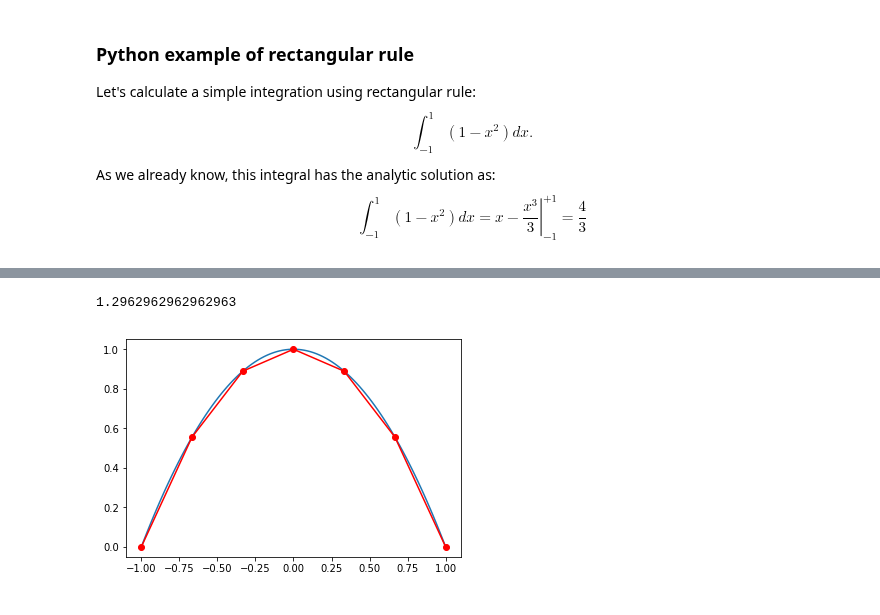
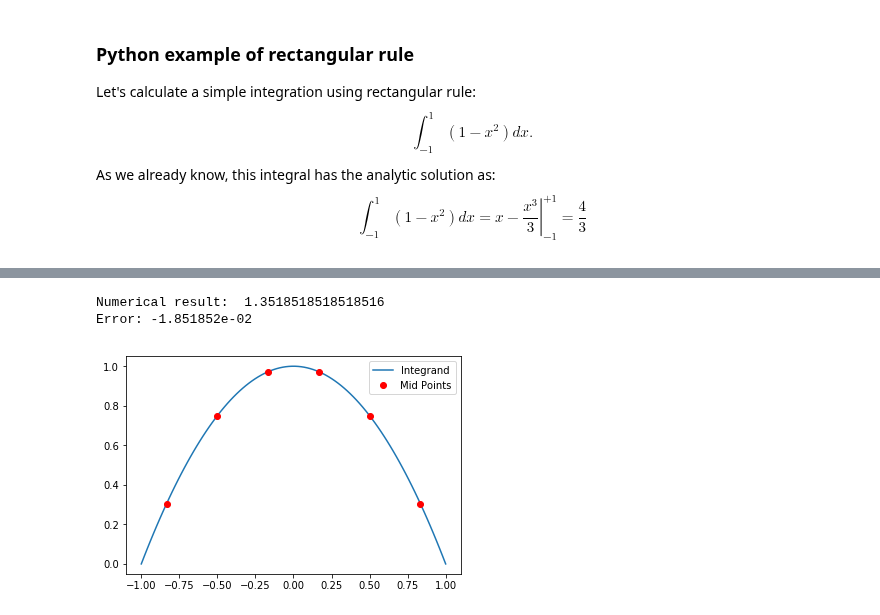
Before and after one commit to jshragge/CSM_GP_GEOPCOMP, a Jupyter notebook: 04_Numerical_Quadrature.ipynb, the cells around one changed output, grey strips where cells are left out. Saved outputs shown, nothing was run; the diff lists cells and outputs as text; code cells hidden in the pictures.

```diff
--- a/04_Numerical_Quadrature.ipynb
+++ b/04_Numerical_Quadrature.ipynb
@@ -70,13 +46,43 @@ plt.show()
-# %%
-h = (b-a)/N
-xi = a+(np.arange(N+1))*h
-yi = fun(xi)
-result = ((np.sum(yi)-yi[0]*0.5-yi[-1]*0.5)*h)
-print(result)
-plt.figure()
-plt.plot(x,y)
-plt.plot(xi,yi,'ro-')
-plt.show()
-# %% [output]
-1.2962962962962963
-[figure, removed]
+# %%
+# define the function to perform rectangular integration
+def rect_int(fun,a,b,N,isfigure=False):
+    ''' Function to perform rectangular integration.
+    usage: val = rect_int(fun,a,b,N,isfigure=False)
+    input:
+        fun: function to be integrated
+        a,b: integral interval
+        N: number of subintervals
+        isfigure: plot the function and the mid points for demonstration
+    written by Ge Jin, gjin@mines.edu, 06/2019
+    '''
+    h = (b-a)/N # calculate subinterval length
+    xi = a+(np.arange(N)+0.5)*h # calculate the location of mid points
+    yi = fun(xi) # evaluate mid point values
+    val = np.sum(yi)*h # calculate the result
+    if isfigure:
+        x = np.linspace(a,b,100)
+        y = fun(x)
+        plt.plot(x,y,label='Integrand')
+        plt.plot(xi,yi,'ro',label='Mid Points')
+    return val
+# %%
+# define the integrand
+fun = lambda x:1-x**2
+# define integral inteval
+a = -1; b = 1
+# define subdivition number
+N = 6
+# print the result
+result = rect_int(fun,a,b,N)
+print('Numerical result: ',result)
+print('Error: {:e}'.format(4/3-result))
+
+# plot the function and the mid points
+plt.figure()
+rect_int(fun,a,b,N,isfigure=True)
+plt.legend()
+plt.show()
+# %% [output]
+Numerical result:  1.3518518518518516
+Error: -1.851852e-02
+[figure, added]
```
Also changed, not shown: parts of 7 cells of this notebook, 1 other file.
